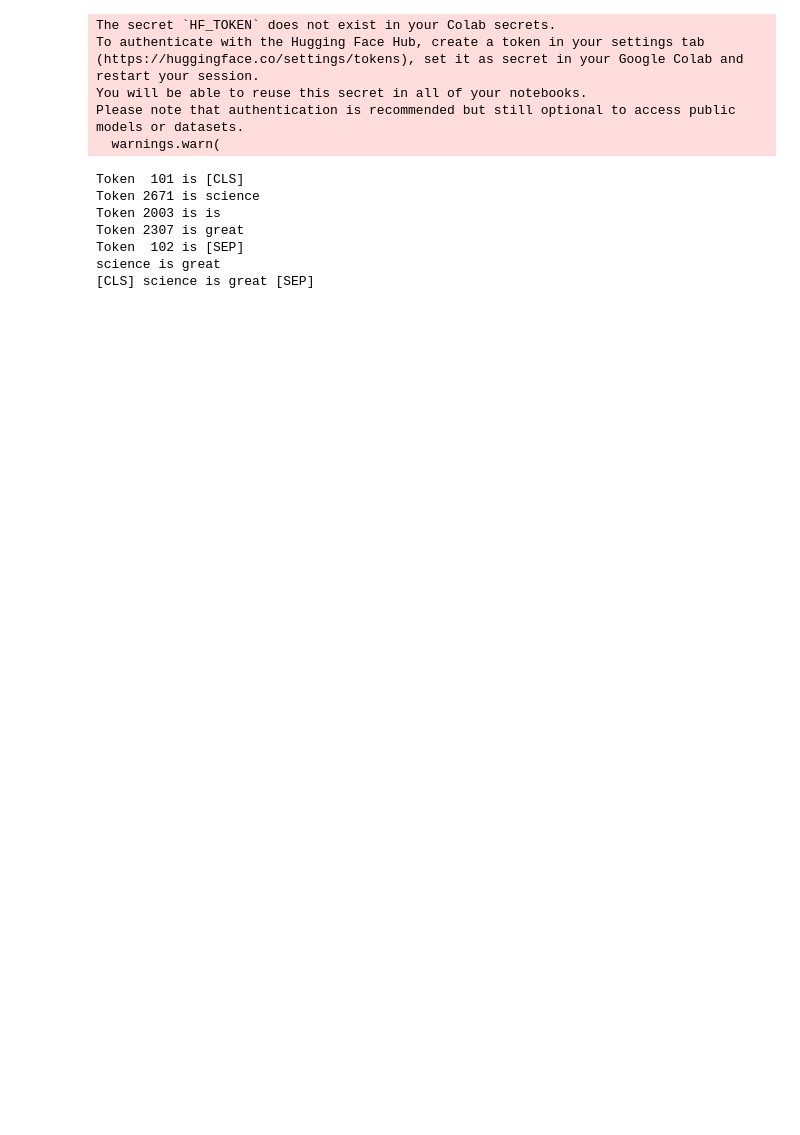
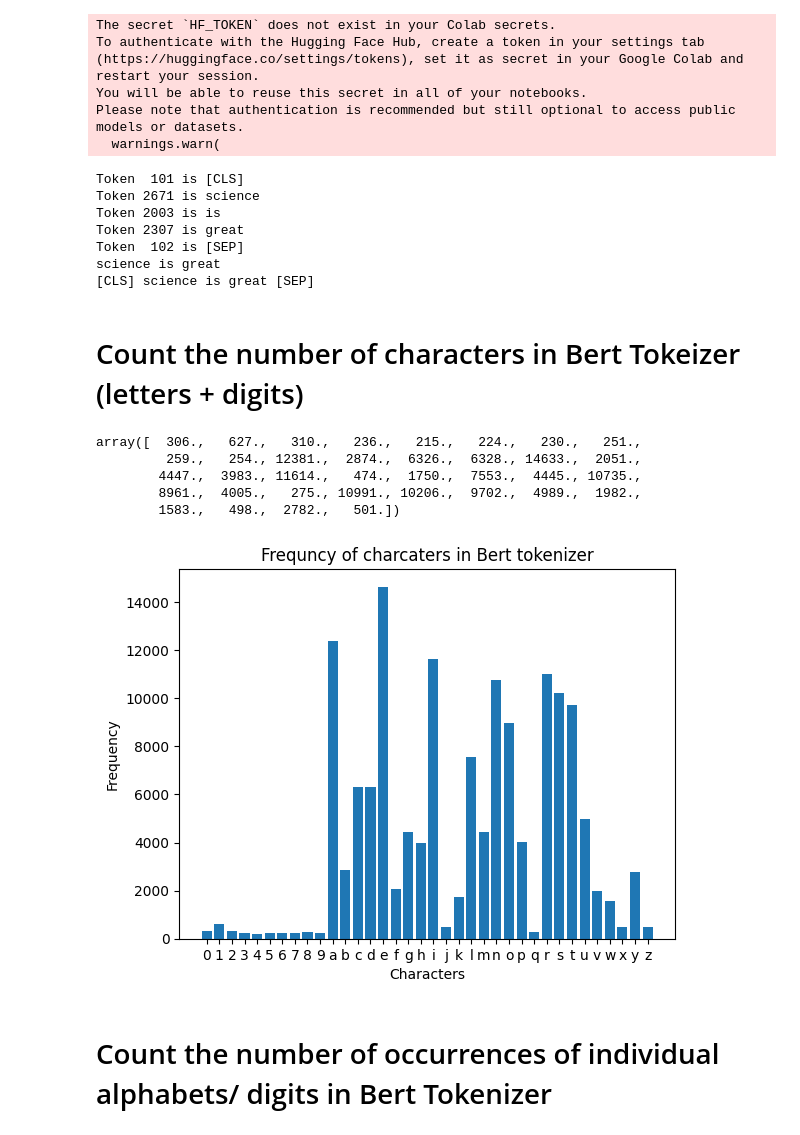
Before and after one commit to anirguha/Python-2, a Jupyter notebook: Colab Notebooks/BERT tokenizer.ipynb, the cells around one changed output. Cells and saved outputs as stored; diff of their text form; code cells hidden in the pictures; blank space fills up the shorter version.

```diff
--- a/Colab Notebooks/BERT tokenizer.ipynb
+++ b/Colab Notebooks/BERT tokenizer.ipynb
@@ -28,3 +31,33 @@ Token 2307 is great
 Token  102 is [SEP]
 science is great
 [CLS] science is great [SEP]
+# %% [markdown]
+# Count the number of characters in Bert Tokeizer (letters + digits)
+# %%
+import string
+digits_numbers = string.digits + string.ascii_lowercase
+
+char_count = np.zeros(len(digits_numbers))
+
+for idx, ch in enumerate(digits_numbers):
+  char_count[idx] = np.sum([ch in tok for tok in tokenizer.vocab.keys() if not 'unused' in tok])
+
+char_count
+# %% [output]
+array([  306.,   627.,   310.,   236.,   215.,   224.,   230.,   251.,
+         259.,   254., 12381.,  2874.,  6326.,  6328., 14633.,  2051.,
+        4447.,  3983., 11614.,   474.,  1750.,  7553.,  4445., 10735.,
+        8961.,  4005.,   275., 10991., 10206.,  9702.,  4989.,  1982.,
+        1583.,   498.,  2782.,   501.])
+# %%
+# Plot the frequencies of the digits and characters in the Bert tokenizer
+import matplotlib.ticker as mticker
+
+plt.bar(range(len(char_count)), height=char_count)
+plt.gca().set(xticks=range(len(char_count)), xticklabels=list(digits_numbers), ylabel='Frequency', xlabel='Characters', title='Frequncy of charcaters in Bert tokenizer', yscale='linear')
+
+plt.show();
+# %% [output]
+[figure, added]
+# %% [markdown]
+# Count the number of occurrences of individual alphabets/ digits in Bert Tokenizer
```
Also changed, not shown: parts of 8 cells of this notebook, 10 other files.
